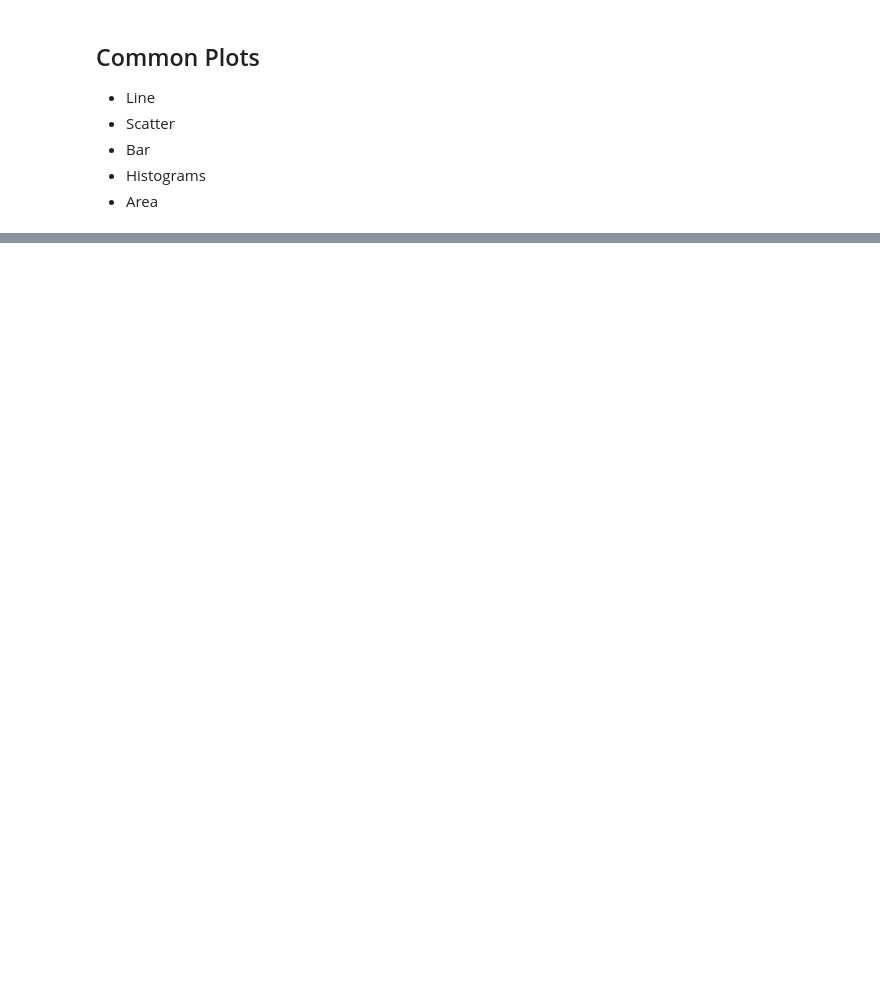
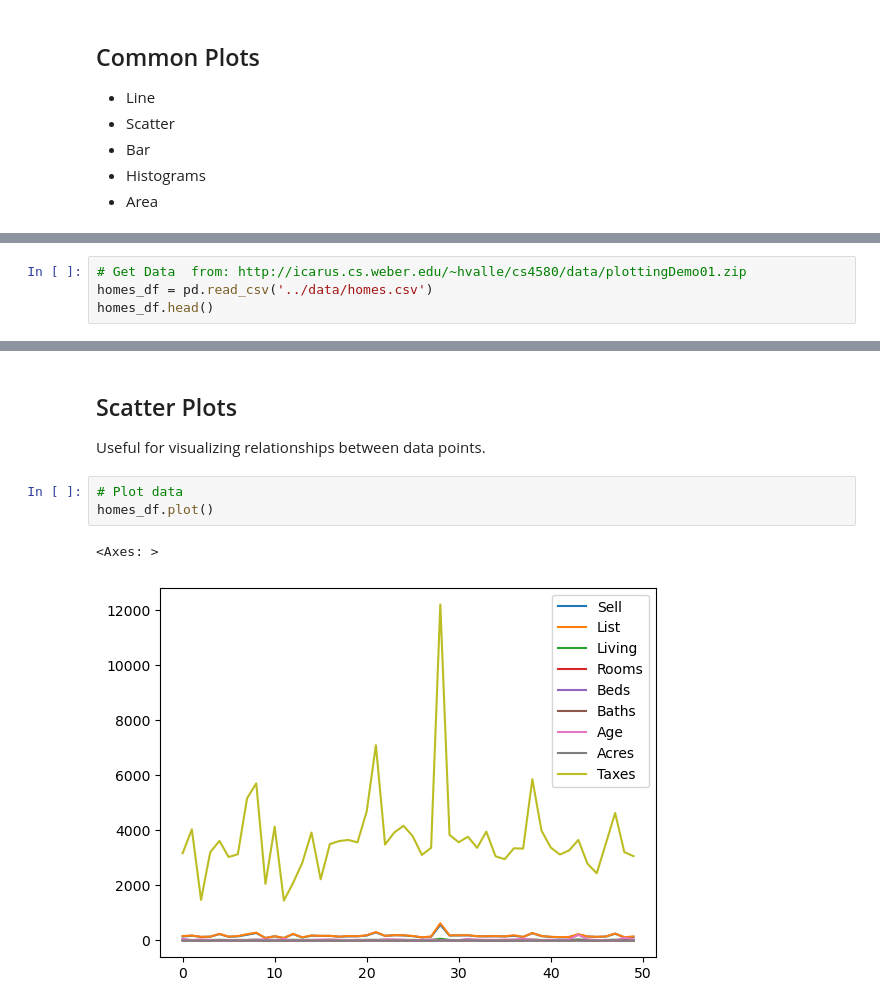
Before and after one commit to CS4580/my-notes-hugo-wsu, a Jupyter notebook: module4/intro_plotting.ipynb, the cells around one changed output, grey strips where cells are left out. Cells and saved outputs as stored; diff of their text form; blank space fills up the shorter version.

```diff
--- a/module4/intro_plotting.ipynb
+++ b/module4/intro_plotting.ipynb
@@ -72,0 +80,4 @@ plt.show()
+# %%
+# Get Data  from: http://icarus.cs.weber.edu/~hvalle/cs4580/data/plottingDemo01.zip
+homes_df = pd.read_csv('../data/homes.csv')
+homes_df.head()
@@ -72,0 +91,9 @@ plt.show()
+# %% [markdown]
+## Scatter Plots
+Useful for visualizing relationships between data points.
+# %%
+# Plot data
+homes_df.plot()
+# %% [output]
+<Axes: >
+[figure, added]
```
Also changed, not shown: parts of 26 cells of this notebook, 1 other file.
